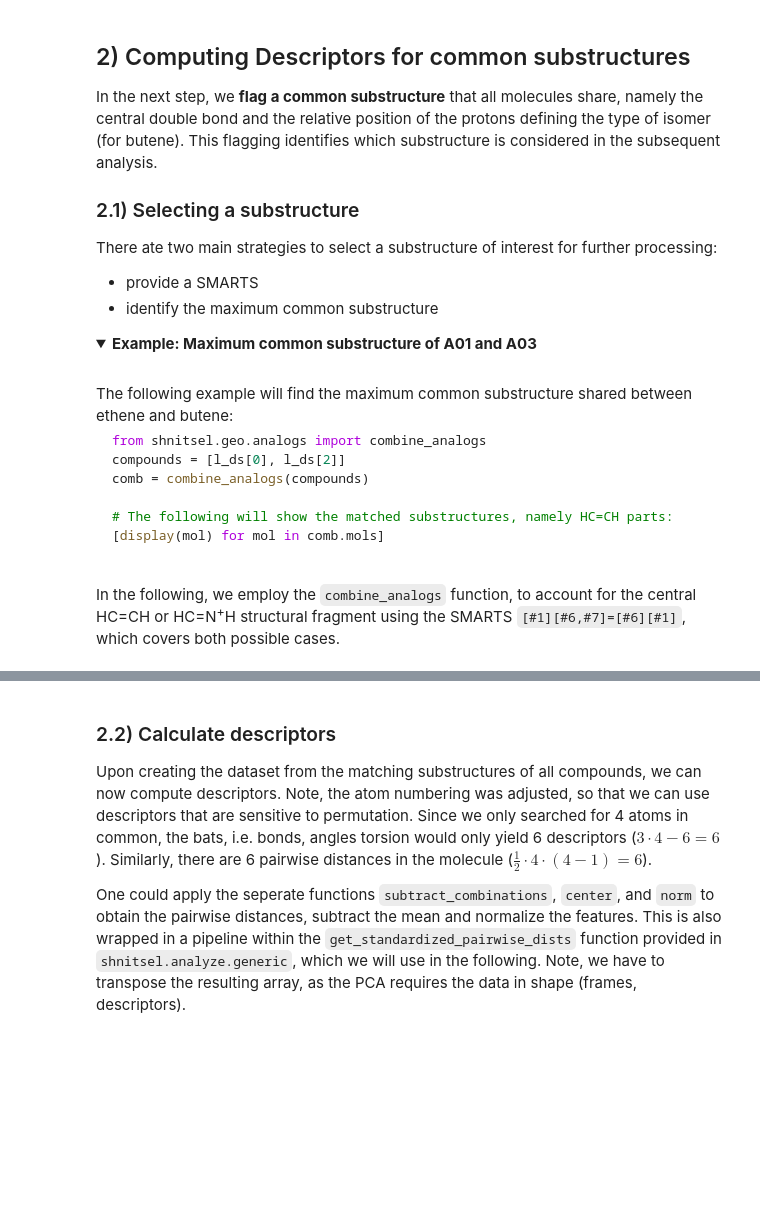
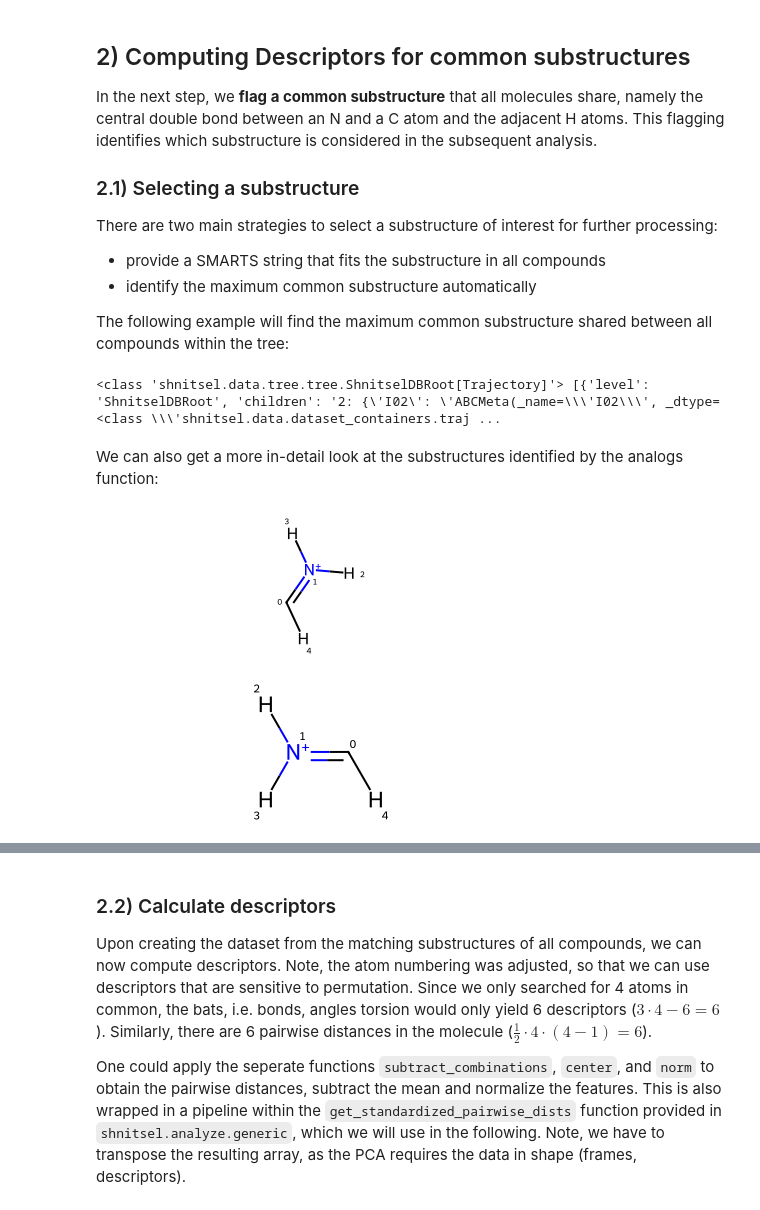
Before and after one commit to SHNITSEL/shnitsel-tools, a Jupyter notebook: tutorials/3_across_compounds.ipynb, the cells around one changed output, grey strips where cells are left out. Cells and saved outputs as stored; diff of their text form; code cells hidden in the pictures; folded sections open; blank space fills up the shorter version.

````diff
--- a/tutorials/3_across_compounds.ipynb
+++ b/tutorials/3_across_compounds.ipynb
@@ -25,10 +26,12 @@ In the first step, we load the trajectory data of ethene (**A01**), propene (**A
 # %%
-from glob import glob
-import os
+from shnitsel.clean import sanity_check
+from shnitsel.data.tree.support_functions import tree_merge
 
-paths = glob('ensembles_from_zenodo/*')
-compounds = {
-    name: st.read(path).set_coords(['astate'])
-    for path in paths
-    if (name:=os.path.split(path)[1].split('_')[0]) not in {'R02a', 'R02b'}
-}
+
+dt_retinal = st.io.read('test_data/shnitsel/traj_I02.nc')
+dt_retinal = sanity_check(dt_retinal)
+dt_I01 = st.io.read('test_data/sharc/traj_I01_v3.0_triplets/').set_compound_info('I01')
+dt_I01 = sanity_check(dt_I01)
+
+mc_tree = tree_merge(dt_retinal, dt_I01)
+mc_tree
@@ -61,30 +63,30 @@ filtered['A01'].st.default_mol()
 # %% [markdown]
 ## 2) Computing Descriptors for common substructures
 
-In the next step, we **flag a common substructure** that all molecules share, namely the central double bond and the relative position of the protons defining the type of isomer (for butene). This flagging identifies which substructure is considered in the subsequent analysis.
+In the next step, we **flag a common substructure** that all molecules share, namely the central double bond between an N and a C atom and the adjacent H atoms. This flagging identifies which substructure is considered in the subsequent analysis.
 
 ### 2.1) Selecting a substructure
 
-There ate two main strategies to select a substructure of interest for further processing:
+There are two main strategies to select a substructure of interest for further processing:
 
-- provide a SMARTS
-- identify the maximum common substructure
+- provide a SMARTS string that fits the substructure in all compounds
+- identify the maximum common substructure automatically
 
-<details>
-<summary><strong>Example: Maximum common substructure of A01 and A03</strong></summary>
-<br>
-The following example will find the maximum common substructure shared between ethene and butene:
-<br>
-
-```python
-from shnitsel.geo.analogs import combine_analogs
-compounds = [l_ds[0], l_ds[2]]
-comb = combine_analogs(compounds)
-
-# The following will show the matched substructures, namely HC=CH parts:
-[display(mol) for mol in comb.mols]
-```
-</details>
-<br>
-
-In the following, we employ the `combine_analogs` function, to account for the central HC=CH or HC=N<sup>+</sup>H structural fragment using the SMARTS `[#1][#6,#7]=[#6][#1]`, which covers both possible cases.
+The following example will find the maximum common substructure shared between all compounds within the tree:
+# %%
+from shnitsel.bridges import to_mol
+from shnitsel.geo.analogs import extract_analogs
+analogs_tree = extract_analogs(mc_tree)
+assert analogs_tree is not None
+
+analogs_tree
+# %% [output]
+<class 'shnitsel.data.tree.tree.ShnitselDBRoot[Trajectory]'> [{'level': 'ShnitselDBRoot', 'children': '2: {\'I02\': \'ABCMeta(_name=\\\'I02\\\', _dtype=<class \\\'shnitsel.data.dataset_containers.traj ...
+# %% [markdown]
+We can also get a more in-detail look at the substructures identified by the analogs function:
+# %%
+display(analogs_tree['I02/0/data'].mol)
+display(analogs_tree['I01/2/data'].mol)
+# %% [output]
+[figure, added]
+[figure, added]
````
Also changed, not shown: parts of 7 cells of this notebook, 1 other file.
